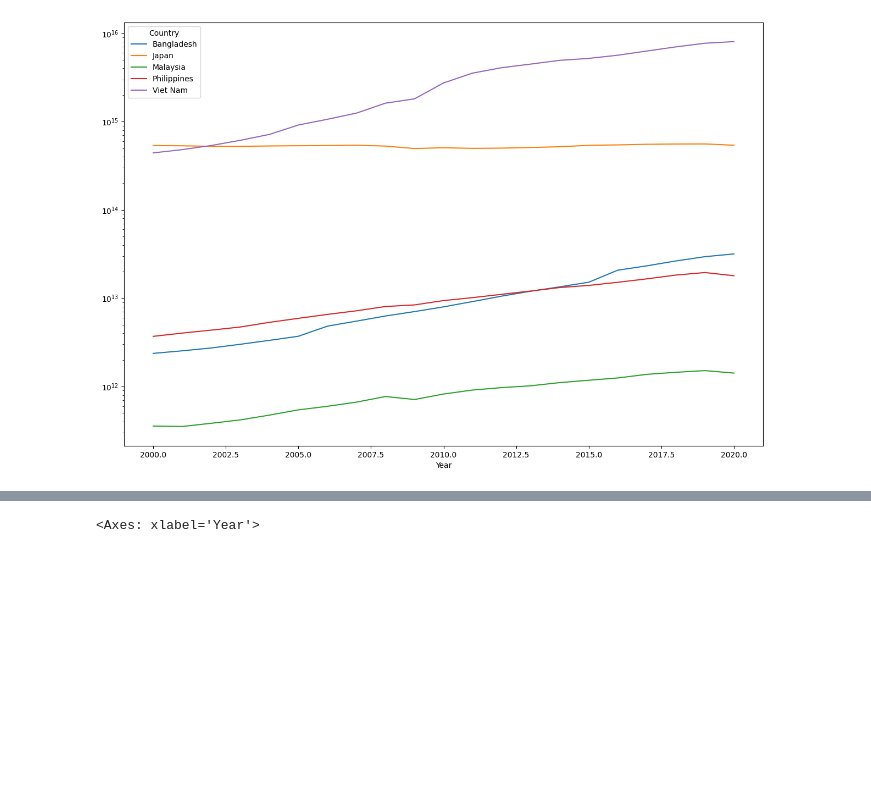
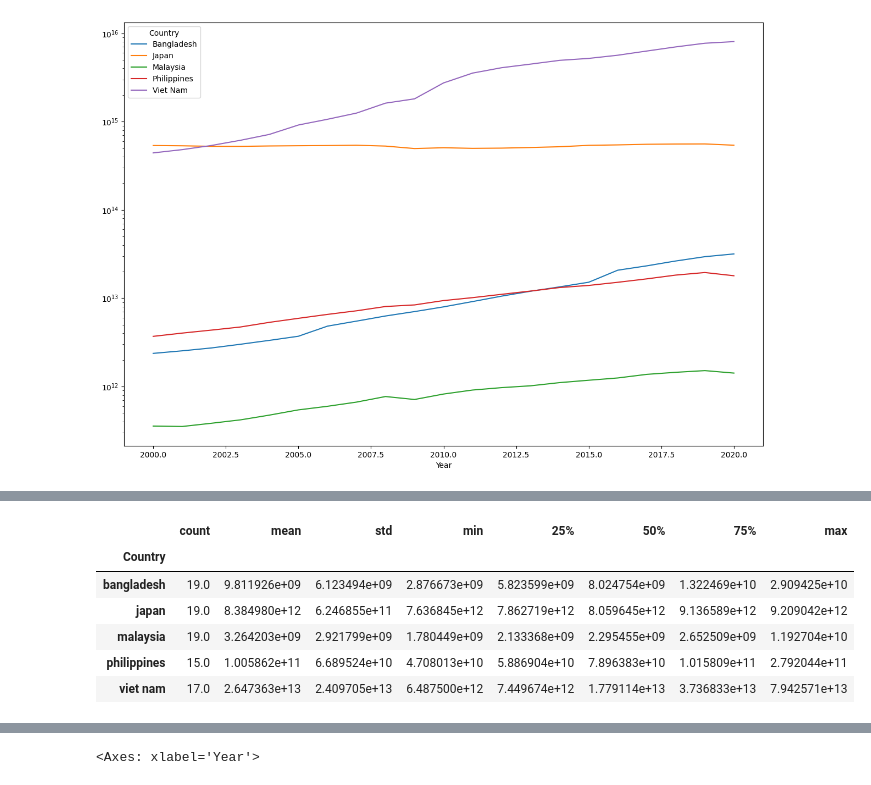
Before and after one commit to giakhang1906/Economic-Capstone, a Jupyter notebook: Empirical_Analysis.ipynb, the cells around one changed output, grey strips where cells are left out. Saved outputs shown, nothing was run; the diff lists cells and outputs as text; code cells hidden in the pictures; blank space fills up the shorter version.

```diff
--- a/Empirical_Analysis.ipynb
+++ b/Empirical_Analysis.ipynb
@@ -264,3 +272,14 @@ df_asia['Tax Rate'] = df_asia['Environmental Tax Revenue'] / df_asia['Non-Renewa
+# %%
+#Print out tax rate for each country
+df_asia.groupby('Country')['Tax Rate'].describe()
+# %% [output]
+|  | count | mean | std | min | 25% | 50% | 75% | max |
+| Country |  |  |  |  |  |  |  |  |
+| bangladesh | 19.0 | 9.811926e+09 | 6.123494e+09 | 2.876673e+09 | 5.823599e+09 | 8.024754e+09 | 1.322469e+10 | 2.909425e+10 |
+| japan | 19.0 | 8.384980e+12 | 6.246855e+11 | 7.636845e+12 | 7.862719e+12 | 8.059645e+12 | 9.136589e+12 | 9.209042e+12 |
+| malaysia | 19.0 | 3.264203e+09 | 2.921799e+09 | 1.780449e+09 | 2.133368e+09 | 2.295455e+09 | 2.652509e+09 | 1.192704e+10 |
+| philippines | 15.0 | 1.005862e+11 | 6.689524e+10 | 4.708013e+10 | 5.886904e+10 | 7.896383e+10 | 1.015809e+11 | 2.792044e+11 |
+| viet nam | 17.0 | 2.647363e+13 | 2.409705e+13 | 6.487500e+12 | 7.449674e+12 | 1.779114e+13 | 3.736833e+13 | 7.942571e+13 |
 # %%
 df_asia = df_asia.dropna(subset = ['Renewable Energy Share in Total Final Energy Consumption (%)'])
 #Visualize environmental tax over year for each country, drop missing values year
```
Also changed, not shown: parts of 7 cells of this notebook.
